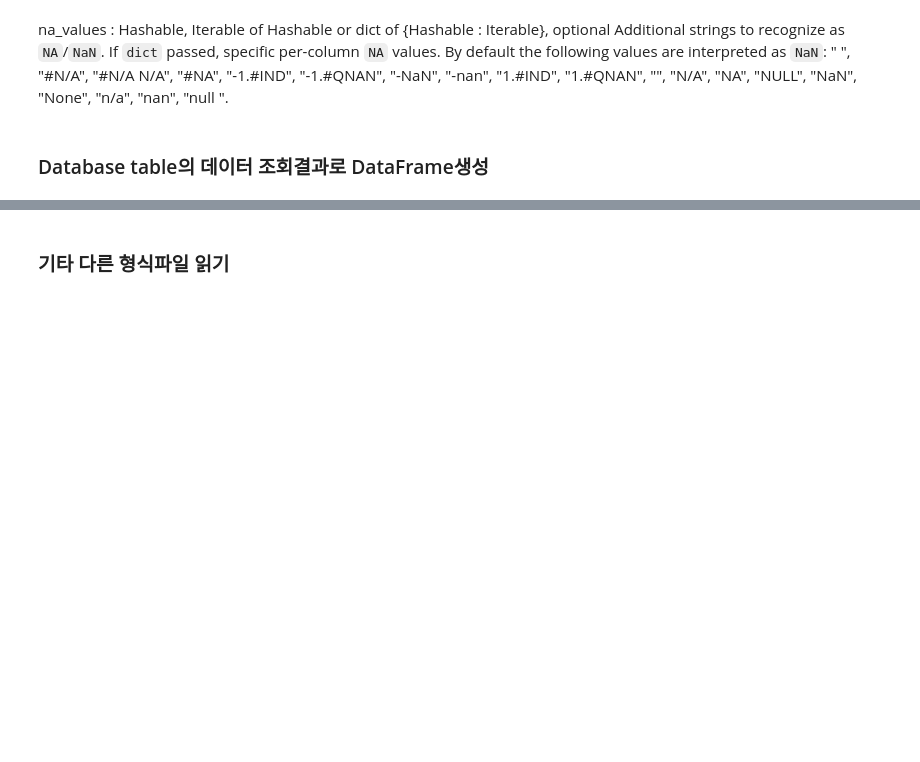
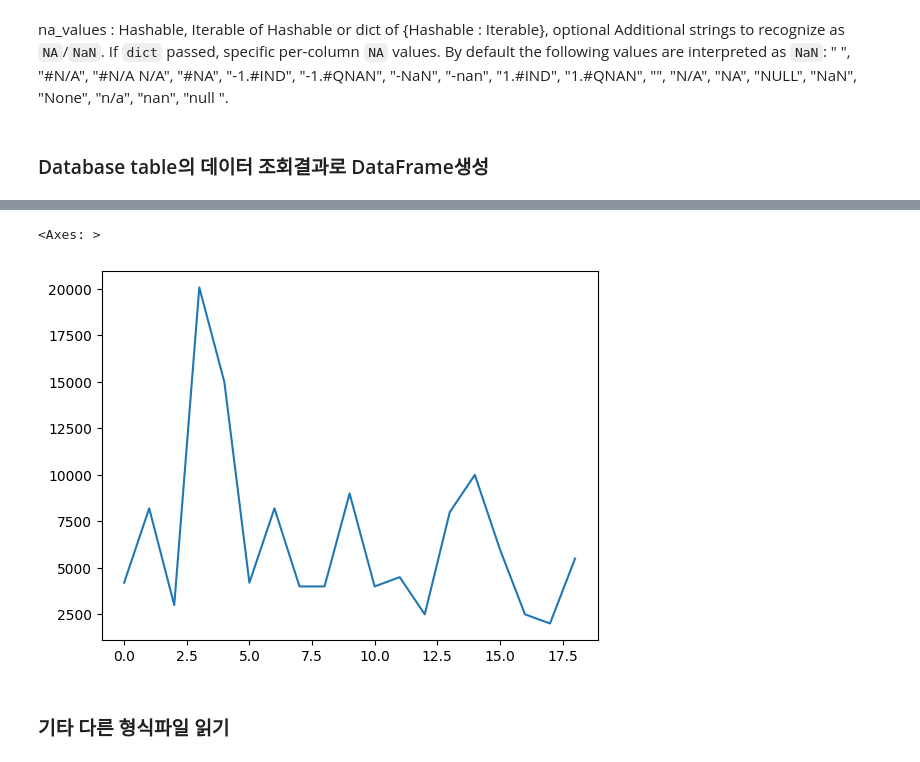
Before and after one commit to dksdudtjs94/SKN31, a Jupyter notebook: 04_Pandas를 이용한 정형데이터 분석/02_Pandas_DataFrame.ipynb, the cells around one changed output, grey strips where cells are left out. Cells and saved outputs as stored; diff of their text form; code cells hidden in the pictures; blank space fills up the shorter version.

```diff
--- a/04_Pandas를 이용한 정형데이터 분석/02_Pandas_DataFrame.ipynb
+++ b/04_Pandas를 이용한 정형데이터 분석/02_Pandas_DataFrame.ipynb
@@ -276,3 +396,13 @@ df.head()
+# %%
+dept = pd.read_sql("dept", con=engine)
+emp = pd.read_sql("emp", con=engine)
+job = pd.read_sql("job", con=engine)
+salary_grade = pd.read_sql("salary_grade", con=engine)
+# %%
+job['min_salary'].plot()
+# %% [output]
+<Axes: >
+[figure, added]
 # %% [markdown]
 ### 기타 다른 형식파일 읽기
 # %%
```
Also changed, not shown: parts of 80 cells of this notebook, 13 other files.
